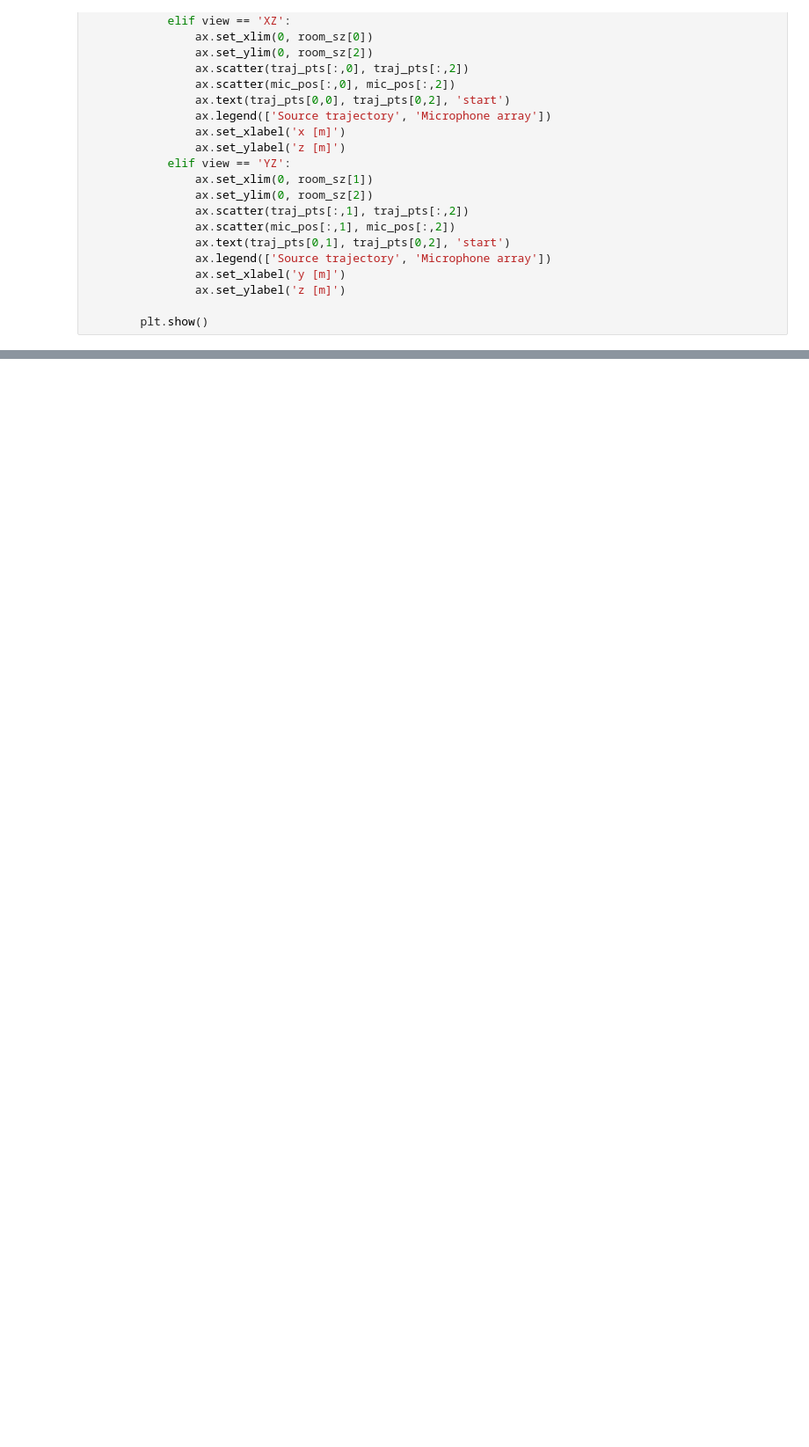
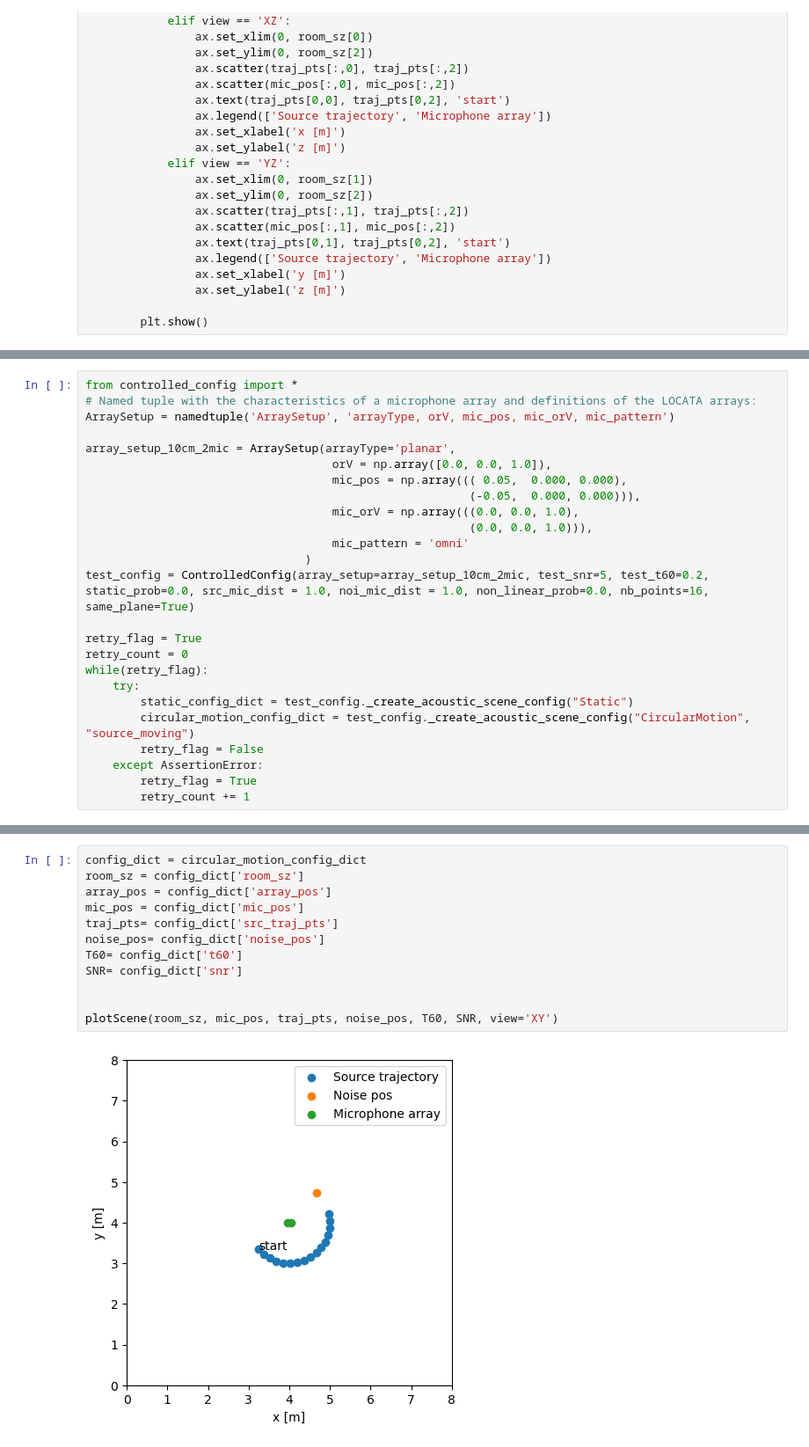
Before and after one commit to ssnani/Datasets, a Jupyter notebook: dbg.ipynb, the cells around one changed output, grey strips where cells are left out. Shown at 88% size. Drawn from its saved outputs; the diff is of its cells as text; blank space fills up the shorter version.

Commit message:
ControlledConfig Changes

```diff
--- a/dbg.ipynb
+++ b/dbg.ipynb
@@ -257,0 +235,25 @@ retry_count
+# %%
+from controlled_config import *
+# Named tuple with the characteristics of a microphone array and definitions of the LOCATA arrays:
+ArraySetup = namedtuple('ArraySetup', 'arrayType, orV, mic_pos, mic_orV, mic_pattern')
+
+array_setup_10cm_2mic = ArraySetup(arrayType='planar',
+                                    orV = np.array([0.0, 0.0, 1.0]),
+                                    mic_pos = np.array((( 0.05,  0.000, 0.000),
+                                                        (-0.05,  0.000, 0.000))),
+                                    mic_orV = np.array(((0.0, 0.0, 1.0),
+                                                        (0.0, 0.0, 1.0))),
+                                    mic_pattern = 'omni'
+                                )
+test_config = ControlledConfig(array_setup=array_setup_10cm_2mic, test_snr=5, test_t60=0.2, static_prob=0.0, src_mic_dist = 1.0, noi_mic_dist = 1.0, non_linear_prob=0.0, nb_points=16, same_plane=True)
+
+retry_flag = True
+retry_count = 0
+while(retry_flag):
+    try:
+        static_config_dict = test_config._create_acoustic_scene_config("Static")
+        circular_motion_config_dict = test_config._create_acoustic_scene_config("CircularMotion", "source_moving")
+        retry_flag = False
+    except AssertionError:
+        retry_flag = True
+        retry_count += 1
@@ -257,0 +263,14 @@ retry_count
+# %%
+config_dict = circular_motion_config_dict
+room_sz = config_dict['room_sz']
+array_pos = config_dict['array_pos']
+mic_pos = config_dict['mic_pos']
+traj_pts= config_dict['src_traj_pts']
+noise_pos= config_dict['noise_pos']
+T60= config_dict['t60']
+SNR= config_dict['snr']
+
+
+plotScene(room_sz, mic_pos, traj_pts, noise_pos, T60, SNR, view='XY')
+# %% [output]
+[figure, added]
```
Also changed, not shown: parts of 15 cells of this notebook, 10 other files.
